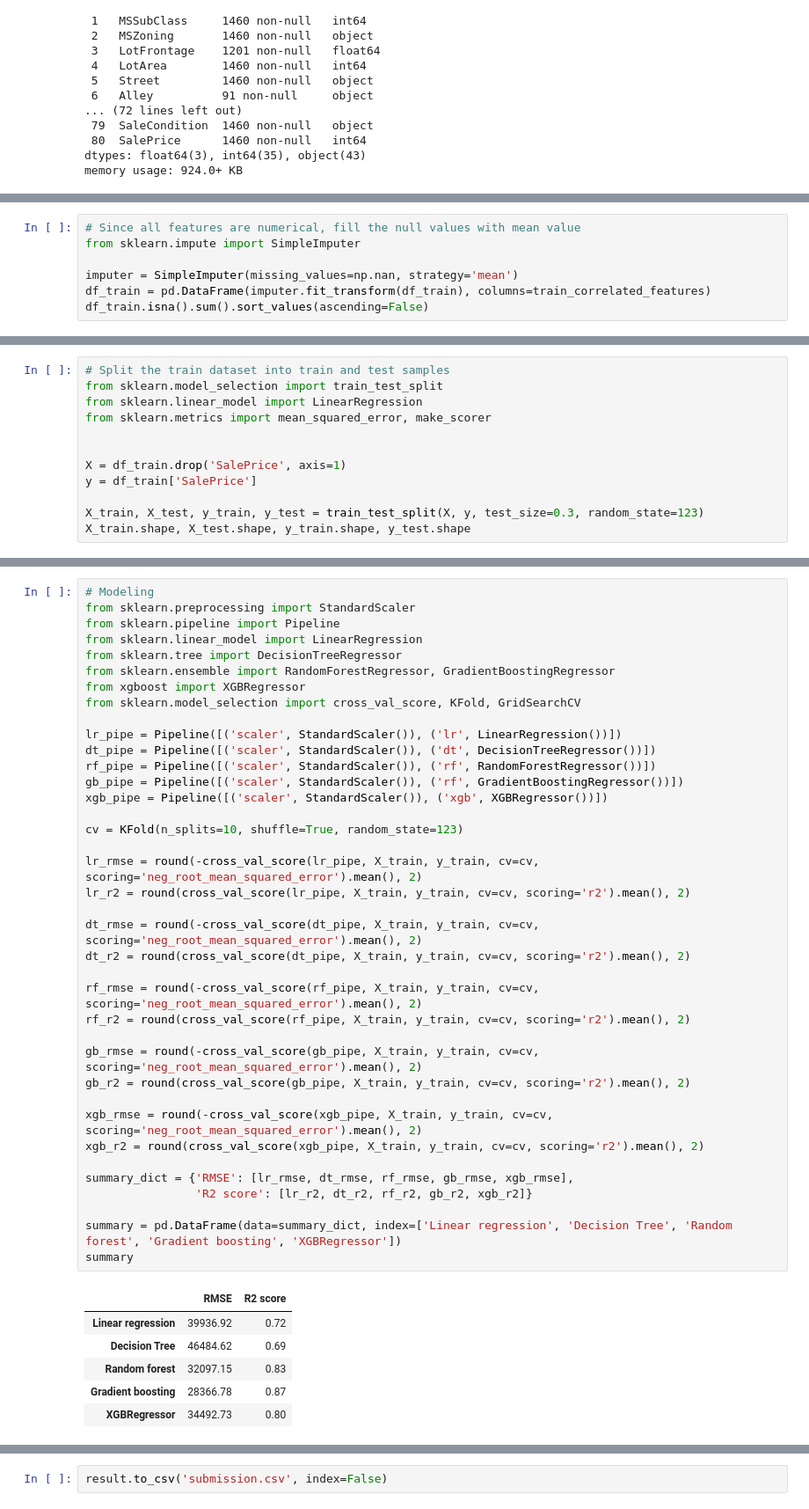
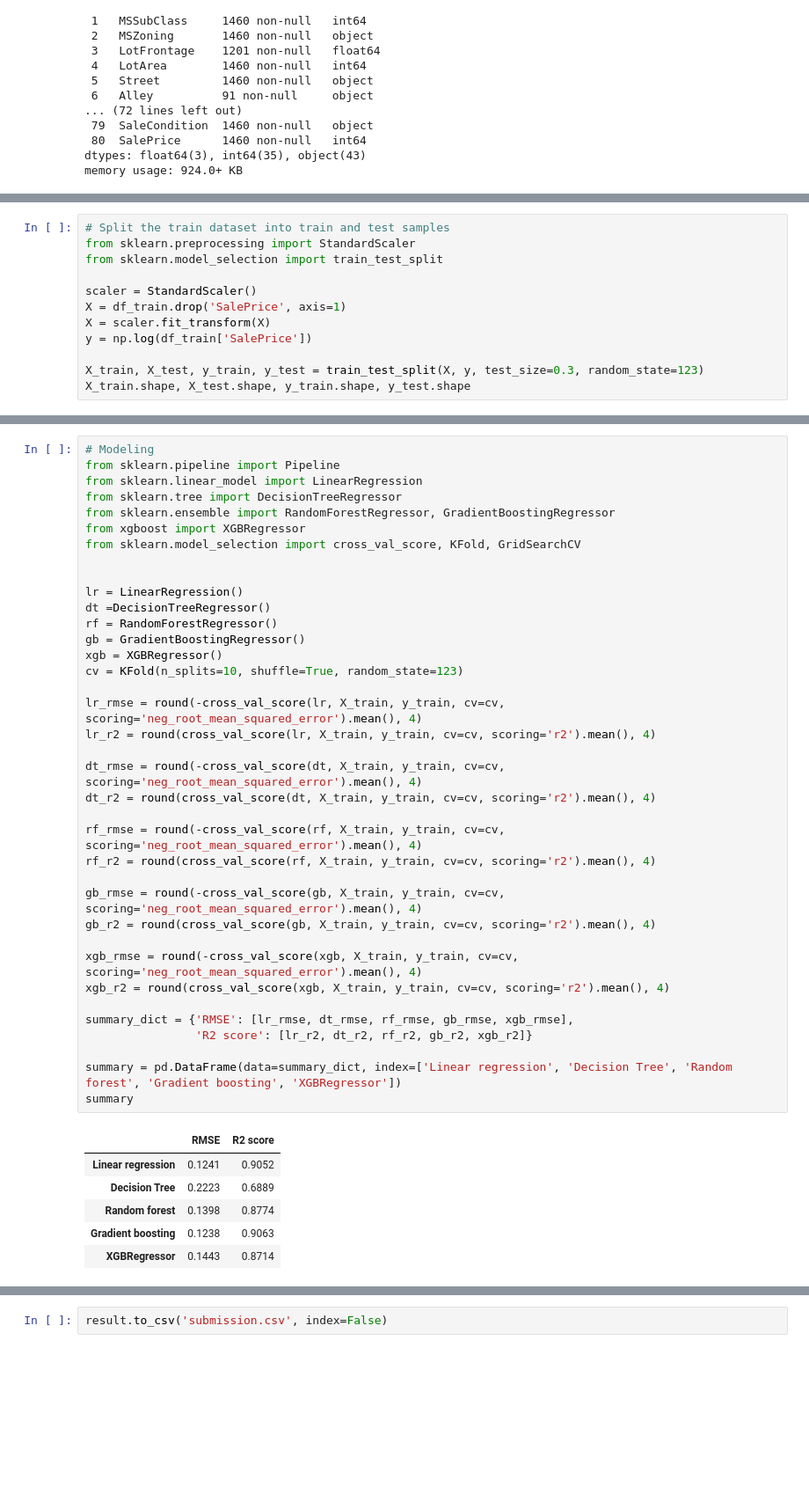
Before and after one commit to kohsutai/kaggle, a Jupyter notebook: house-price.ipynb, the cells around one changed output, grey strips where cells are left out. Shown at 88% size. Saved outputs shown, nothing was run; the diff lists cells and outputs as text; blank space fills up the shorter version.

Commit message:
Kaggle Notebook | house price | Version 26

```diff
--- a/house-price.ipynb
+++ b/house-price.ipynb
@@ -127,7 +303,0 @@ dtype: int64
-# %%
-# Since all features are numerical, fill the null values with mean value
-from sklearn.impute import SimpleImputer
-
-imputer = SimpleImputer(missing_values=np.nan, strategy='mean')
-df_train = pd.DataFrame(imputer.fit_transform(df_train), columns=train_correlated_features)
-df_train.isna().sum().sort_values(ascending=False)
@@ -202,12 +314,12 @@ dtype: int64
 # %%
 # Split the train dataset into train and test samples
+from sklearn.preprocessing import StandardScaler
 from sklearn.model_selection import train_test_split
-from sklearn.linear_model import LinearRegression
-from sklearn.metrics import mean_squared_error, make_scorer
 
-
+scaler = StandardScaler()
 X = df_train.drop('SalePrice', axis=1)
-y = df_train['SalePrice']
+X = scaler.fit_transform(X)
+y = np.log(df_train['SalePrice'])
 
 X_train, X_test, y_train, y_test = train_test_split(X, y, test_size=0.3, random_state=123)
 X_train.shape, X_test.shape, y_train.shape, y_test.shape
@@ -216,45 +328,44 @@ X_train.shape, X_test.shape, y_train.shape, y_test.shape
 # %%
 # Modeling
-from sklearn.preprocessing import StandardScaler
 from sklearn.pipeline import Pipeline
 from sklearn.linear_model import LinearRegression
 from sklearn.tree import DecisionTreeRegressor
 from sklearn.ensemble import RandomForestRegressor, GradientBoostingRegressor
 from xgboost import XGBRegressor
 from sklearn.model_selection import cross_val_score, KFold, GridSearchCV
 
-lr_pipe = Pipeline([('scaler', StandardScaler()), ('lr', LinearRegression())])
-dt_pipe = Pipeline([('scaler', StandardScaler()), ('dt', DecisionTreeRegressor())])
-rf_pipe = Pipeline([('scaler', StandardScaler()), ('rf', RandomForestRegressor())])
-gb_pipe = Pipeline([('scaler', StandardScaler()), ('rf', GradientBoostingRegressor())])
-xgb_pipe = Pipeline([('scaler', StandardScaler()), ('xgb', XGBRegressor())])
 
+lr = LinearRegression()
+dt =DecisionTreeRegressor()
+rf = RandomForestRegressor()
+gb = GradientBoostingRegressor()
+xgb = XGBRegressor()
 cv = KFold(n_splits=10, shuffle=True, random_state=123)
 
-lr_rmse = round(-cross_val_score(lr_pipe, X_train, y_train, cv=cv, scoring='neg_root_mean_squared_error').mean(), 2)
-lr_r2 = round(cross_val_score(lr_pipe, X_train, y_train, cv=cv, scoring='r2').mean(), 2)
+lr_rmse = round(-cross_val_score(lr, X_train, y_train, cv=cv, scoring='neg_root_mean_squared_error').mean(), 4)
+lr_r2 = round(cross_val_score(lr, X_train, y_train, cv=cv, scoring='r2').mean(), 4)
 
-dt_rmse = round(-cross_val_score(dt_pipe, X_train, y_train, cv=cv, scoring='neg_root_mean_squared_error').mean(), 2)
-dt_r2 = round(cross_val_score(dt_pipe, X_train, y_train, cv=cv, scoring='r2').mean(), 2)
+dt_rmse = round(-cross_val_score(dt, X_train, y_train, cv=cv, scoring='neg_root_mean_squared_error').mean(), 4)
+dt_r2 = round(cross_val_score(dt, X_train, y_train, cv=cv, scoring='r2').mean(), 4)
 
-rf_rmse = round(-cross_val_score(rf_pipe, X_train, y_train, cv=cv, scoring='neg_root_mean_squared_error').mean(), 2)
-rf_r2 = round(cross_val_score(rf_pipe, X_train, y_train, cv=cv, scoring='r2').mean(), 2)
+rf_rmse = round(-cross_val_score(rf, X_train, y_train, cv=cv, scoring='neg_root_mean_squared_error').mean(), 4)
+rf_r2 = round(cross_val_score(rf, X_train, y_train, cv=cv, scoring='r2').mean(), 4)
 
-gb_rmse = round(-cross_val_score(gb_pipe, X_train, y_train, cv=cv, scoring='neg_root_mean_squared_error').mean(), 2)
-gb_r2 = round(cross_val_score(gb_pipe, X_train, y_train, cv=cv, scoring='r2').mean(), 2)
+gb_rmse = round(-cross_val_score(gb, X_train, y_train, cv=cv, scoring='neg_root_mean_squared_error').mean(), 4)
+gb_r2 = round(cross_val_score(gb, X_train, y_train, cv=cv, scoring='r2').mean(), 4)
 
-xgb_rmse = round(-cross_val_score(xgb_pipe, X_train, y_train, cv=cv, scoring='neg_root_mean_squared_error').mean(), 2)
-xgb_r2 = round(cross_val_score(xgb_pipe, X_train, y_train, cv=cv, scoring='r2').mean(), 2)
+xgb_rmse = round(-cross_val_score(xgb, X_train, y_train, cv=cv, scoring='neg_root_mean_squared_error').mean(), 4)
+xgb_r2 = round(cross_val_score(xgb, X_train, y_train, cv=cv, scoring='r2').mean(), 4)
 
 summary_dict = {'RMSE': [lr_rmse, dt_rmse, rf_rmse, gb_rmse, xgb_rmse],
                 'R2 score': [lr_r2, dt_r2, rf_r2, gb_r2, xgb_r2]}
 
 summary = pd.DataFrame(data=summary_dict, index=['Linear regression', 'Decision Tree', 'Random forest', 'Gradient boosting', 'XGBRegressor'])
 summary
 # %% [output]
 |  | RMSE | R2 score |
-| Linear regression | 39936.92 | 0.72 |
-| Decision Tree | 46484.62 | 0.69 |
-| Random forest | 32097.15 | 0.83 |
-| Gradient boosting | 28366.78 | 0.87 |
-| XGBRegressor | 34492.73 | 0.80 |
+| Linear regression | 0.1241 | 0.9052 |
+| Decision Tree | 0.2223 | 0.6889 |
+| Random forest | 0.1398 | 0.8774 |
+| Gradient boosting | 0.1238 | 0.9063 |
+| XGBRegressor | 0.1443 | 0.8714 |
```
Also changed, not shown: parts of 24 cells of this notebook.
